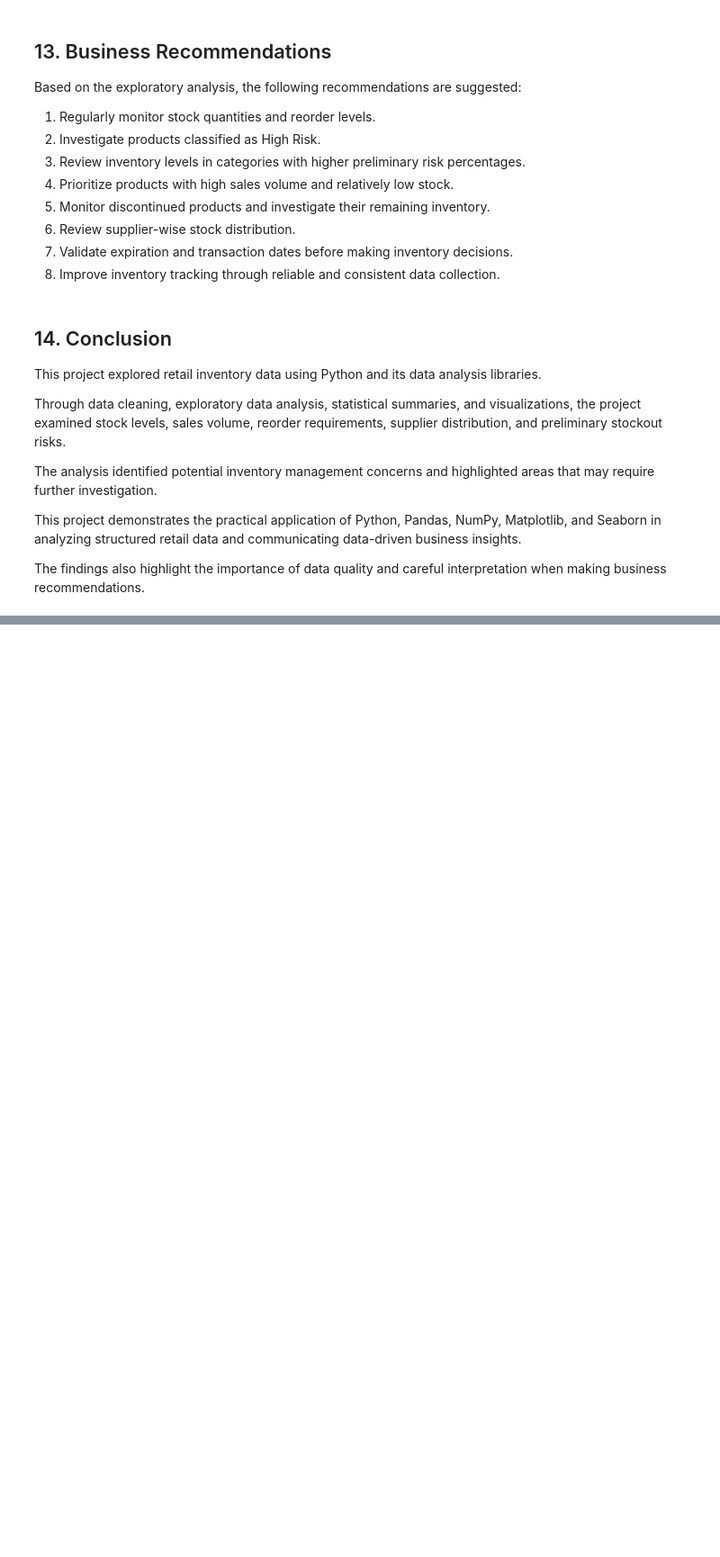
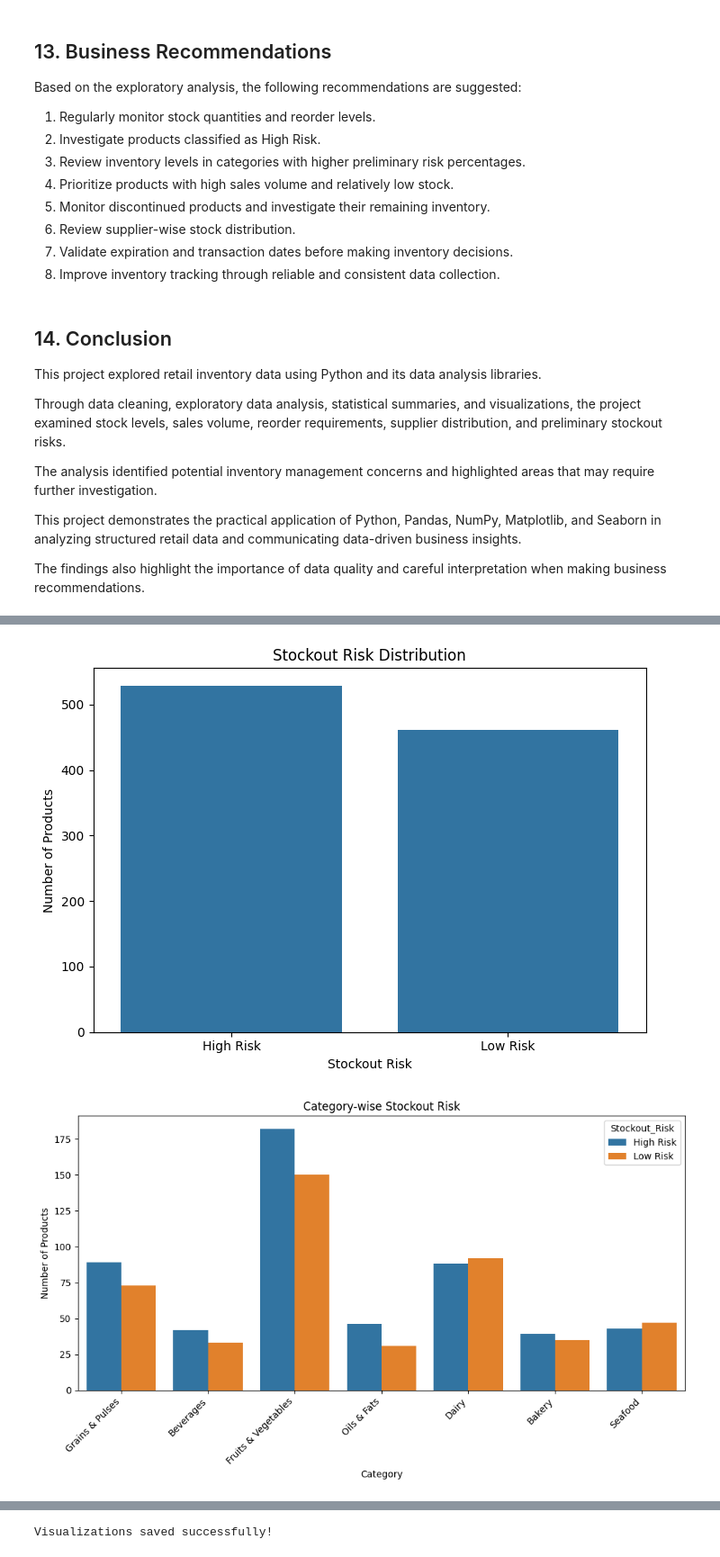
Before and after one commit to priyankapashya/Retail-Inventory-Stockout-Risk-Analysis, a Jupyter notebook: Notebooks/Retail_Inventory_Stockout_Analysis.ipynb, the cells around one changed output, grey strips where cells are left out. Shown at 90% size. Cells and saved outputs as stored; diff of their text form; code cells hidden in the pictures; blank space fills up the shorter version.

Commit message:
Add project visualizations to README

```diff
--- a/Notebooks/Retail_Inventory_Stockout_Analysis.ipynb
+++ b/Notebooks/Retail_Inventory_Stockout_Analysis.ipynb
@@ -1409,0 +1446,44 @@ The findings also highlight the importance of data quality and careful interpret
+# %%
+
+import os
+
+os.makedirs("../Visualizations", exist_ok=True)
+
+# Chart 1: Stockout Risk Distribution
+plt.figure(figsize=(7, 5))
+sns.countplot(data=df, x="Stockout_Risk")
+plt.title("Stockout Risk Distribution")
+plt.xlabel("Stockout Risk")
+plt.ylabel("Number of Products")
+plt.tight_layout()
+plt.savefig("../Visualizations/Stockout_Risk_Distribution.png", dpi=300)
+plt.show()
+
+
+# Chart 2: Category-wise Stockout Risk
+plt.figure(figsize=(10, 6))
+sns.countplot(data=df, x="Category", hue="Stockout_Risk")
+plt.title("Category-wise Stockout Risk")
+plt.xticks(rotation=45, ha="right")
+plt.xlabel("Category")
+plt.ylabel("Number of Products")
+plt.tight_layout()
+plt.savefig("../Visualizations/Category_Wise_Stockout_Risk.png", dpi=300)
+plt.show()
+
+
+# Chart 3: Stock Quantity by Category
+plt.figure(figsize=(10, 6))
+sns.barplot(data=df, x="Category", y="Stock_Quantity")
+plt.title("Stock Quantity by Category")
+plt.xticks(rotation=45, ha="right")
+plt.xlabel("Category")
+plt.ylabel("Stock Quantity")
+plt.tight_layout()
+plt.savefig("../Visualizations/Stock_Quantity_by_Category.png", dpi=300)
+plt.show()
+
+print("Visualizations saved successfully!")
+# %% [output]
+[figure, added]
+[figure, added]
@@ -1409,0 +1491 @@ The findings also highlight the importance of data quality and careful interpret
+Visualizations saved successfully!
```
Also changed, not shown: parts of 3 cells of this notebook.
